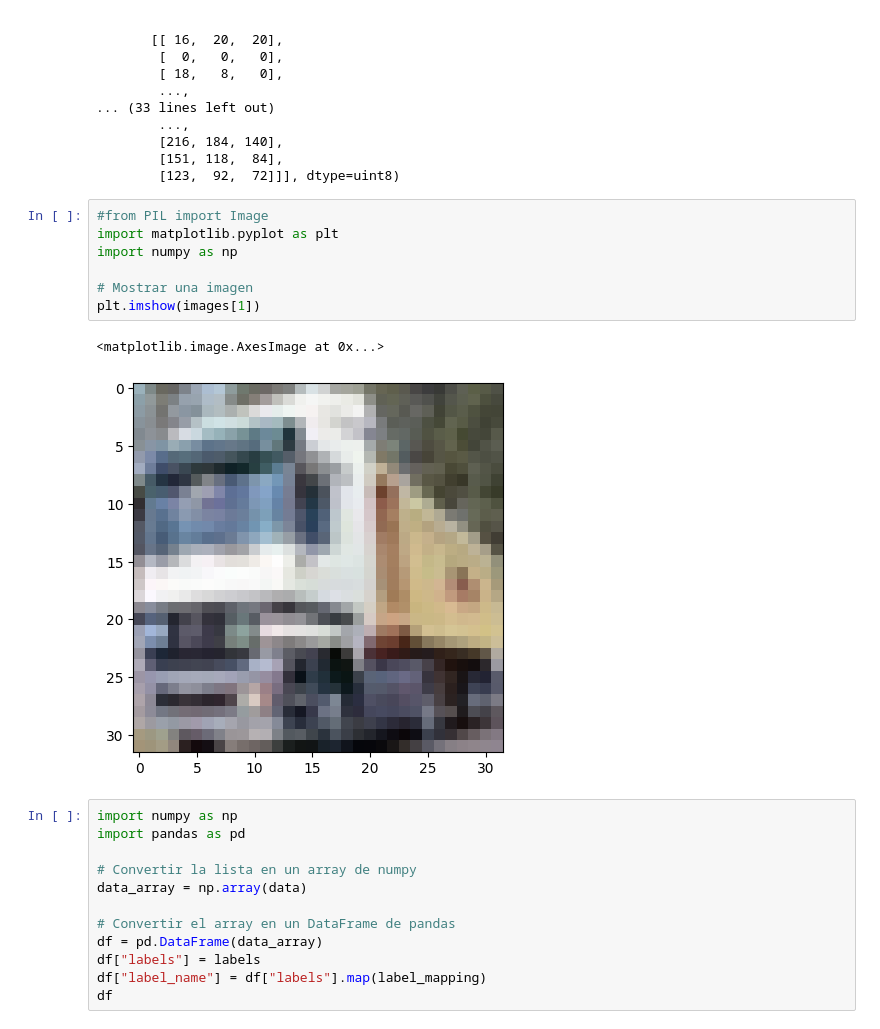
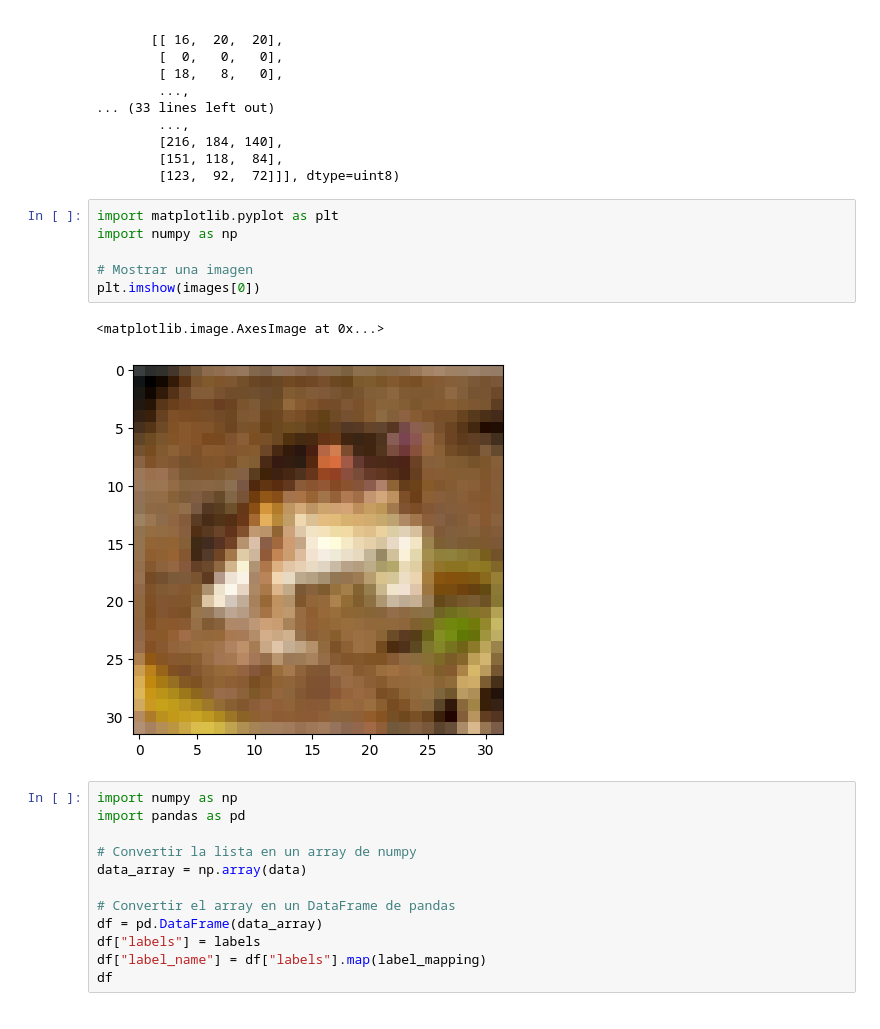
Before and after one commit to tsbedoya/ELE-Machine-Learning, a Jupyter notebook: repo/TheCIFAR-10.ipynb, the cells around one changed output. Cells and saved outputs as stored; diff of their text form.

```diff
--- a/repo/TheCIFAR-10.ipynb
+++ b/repo/TheCIFAR-10.ipynb
@@ -75,15 +72,14 @@ array([[[ 59,  62,  63],
         [151, 118,  84],
         [123,  92,  72]]], dtype=uint8)
 # %%
-#from PIL import Image
 import matplotlib.pyplot as plt
 import numpy as np
 
 # Mostrar una imagen
-plt.imshow(images[1])
+plt.imshow(images[0])
 # %% [output]
 <matplotlib.image.AxesImage at 0x...>
-[figure, old version]
+[figure, new version]
 # %%
 import numpy as np
 import pandas as pd
```
Also changed, not shown: parts of 2 cells of this notebook, 2 other files.
